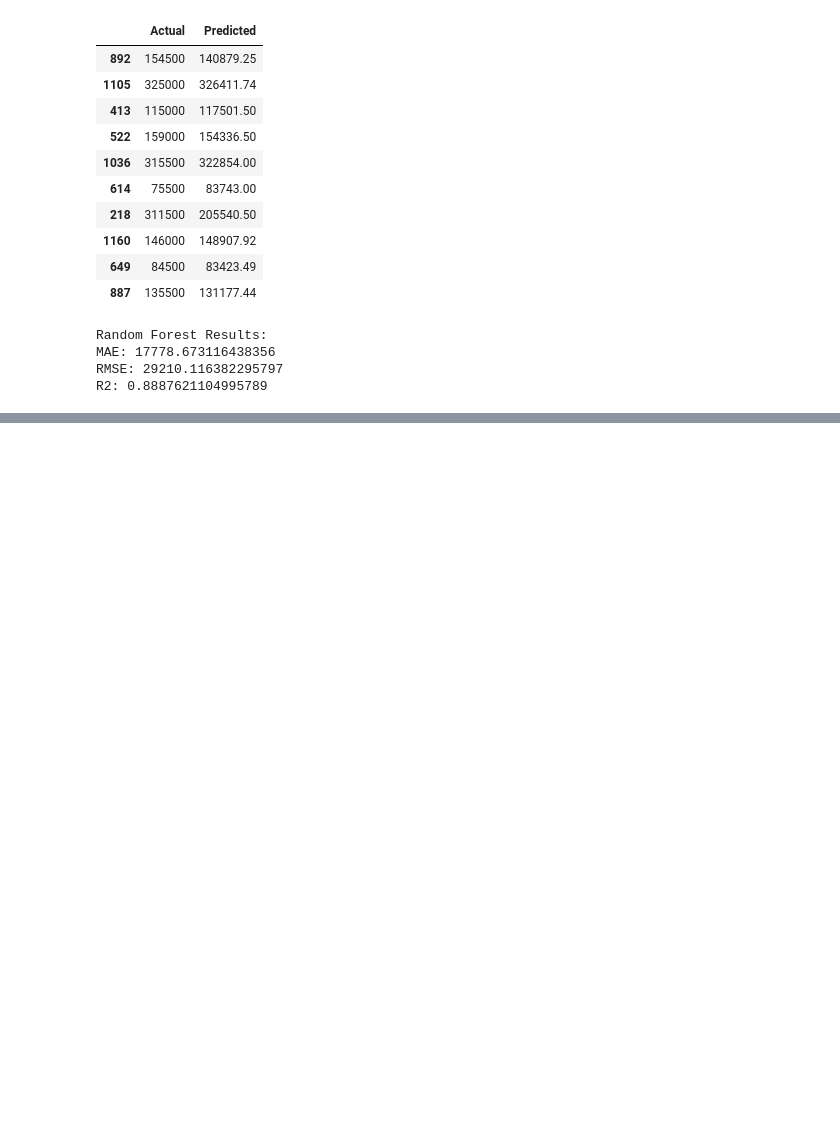
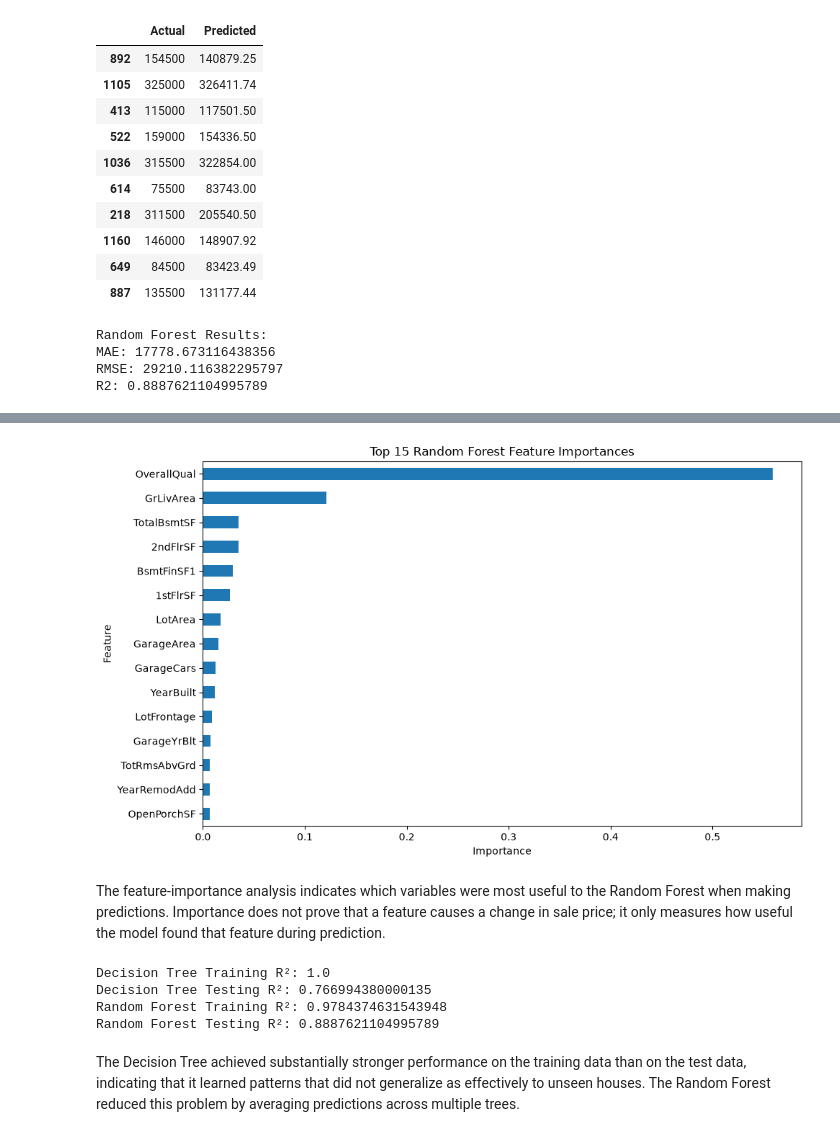
Before and after one commit to Kasias1/house-price-predictor, a Jupyter notebook: House_Price_EDA.ipynb, the cells around one changed output, grey strips where cells are left out. Cells and saved outputs as stored; diff of their text form; code cells hidden in the pictures; blank space fills up the shorter version.

```diff
--- a/House_Price_EDA.ipynb
+++ b/House_Price_EDA.ipynb
@@ -625,0 +744,48 @@ R2: 0.8887621104995789
+# %%
+feature_importance = pd.Series(
+    random_forest.feature_importances_,
+    index=X_train.columns
+).sort_values(ascending=False)
+
+top_features = feature_importance.head(15)
+
+plt.figure(figsize=(10, 6))
+top_features.sort_values().plot(kind="barh")
+plt.title("Top 15 Random Forest Feature Importances")
+plt.xlabel("Importance")
+plt.ylabel("Feature")
+plt.tight_layout()
+plt.savefig("images/random_forest_feature_importances.png", dpi=300)
+plt.show()
+# %% [output]
+[figure, added]
+# %% [markdown]
+The feature-importance analysis indicates which variables were most useful to the Random Forest when making predictions. Importance does not prove that a feature causes a change in sale price; it only measures how useful the model found that feature during prediction.
+# %%
+dt_train_predictions = decision_tree.predict(X_train)
+rf_train_predictions = random_forest.predict(X_train)
+
+print(
+    "Decision Tree Training R²:",
+    r2_score(y_train, dt_train_predictions)
+)
+print(
+    "Decision Tree Testing R²:",
+    r2_score(y_test, dt_predictions)
+)
+
+print(
+    "Random Forest Training R²:",
+    r2_score(y_train, rf_train_predictions)
+)
+print(
+    "Random Forest Testing R²:",
+    r2_score(y_test, rf_predictions)
+)
+# %% [output]
+Decision Tree Training R²: 1.0
+Decision Tree Testing R²: 0.766994380000135
+Random Forest Training R²: 0.9784374631543948
+Random Forest Testing R²: 0.8887621104995789
+# %% [markdown]
+The Decision Tree achieved substantially stronger performance on the training data than on the test data, indicating that it learned patterns that did not generalize as effectively to unseen houses. The Random Forest reduced this problem by averaging predictions across multiple trees.
```
Also changed, not shown: parts of 57 cells of this notebook, 4 other files.
